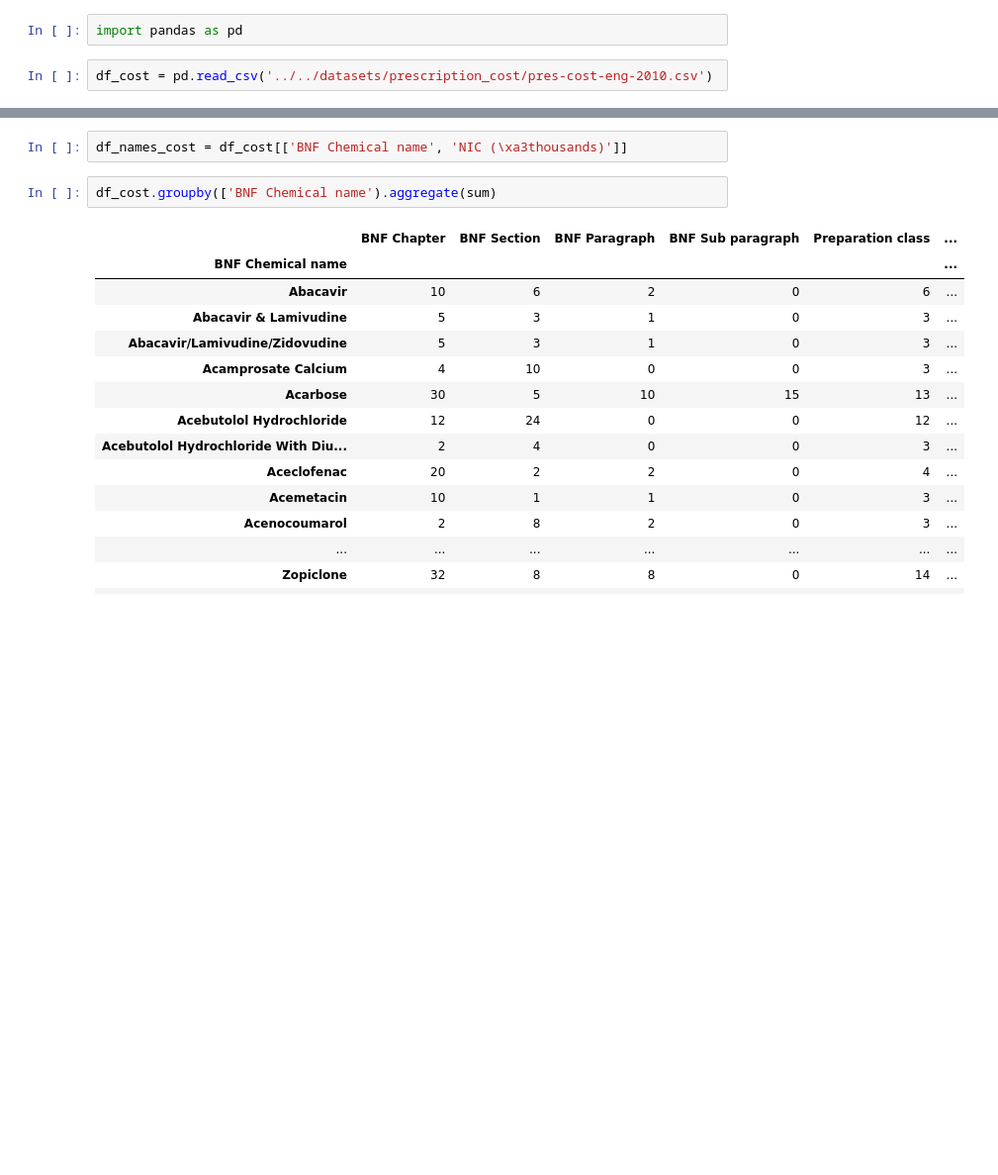
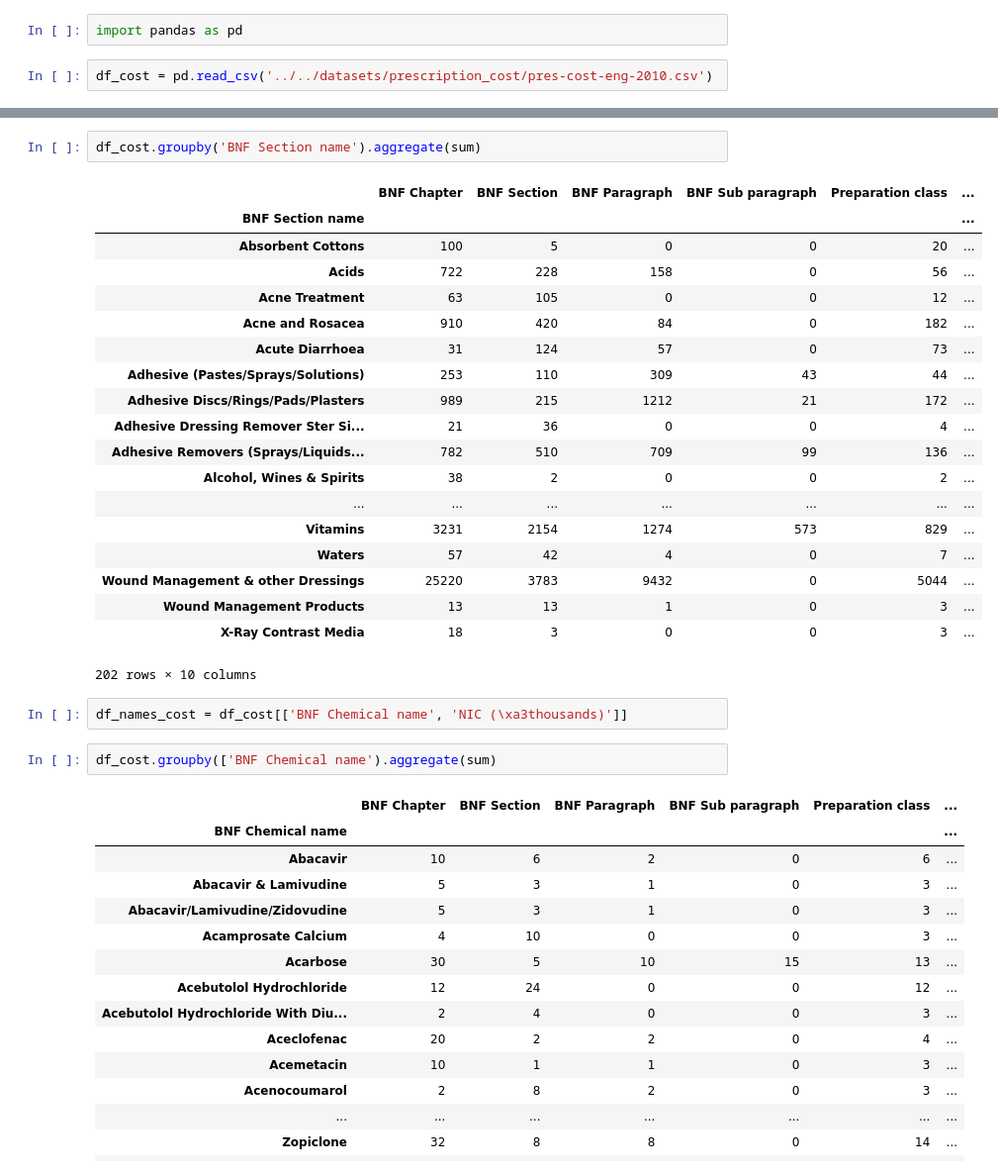
Before and after one commit to adolgikh/dataholic, a Jupyter notebook: examples/prescription_cost/prescription_cost.ipynb, the cells around one changed output, grey strips where cells are left out. Shown: that part at 99% size. Drawn from its saved outputs; the diff is of its cells as text; blank space fills up the shorter version.

```diff
--- a/examples/prescription_cost/prescription_cost.ipynb
+++ b/examples/prescription_cost/prescription_cost.ipynb
@@ -9,3 +25,25 @@ df_cost.columns[13]
+# %%
+df_cost.groupby('BNF Section name').aggregate(sum)
+# %% [output]
+|  | BNF Chapter | BNF Section | BNF Paragraph | BNF Sub paragraph | Preparation class | ... |
+| BNF Section name |  |  |  |  |  | ... |
+| Absorbent Cottons | 100 | 5 | 0 | 0 | 20 | ... |
+| Acids | 722 | 228 | 158 | 0 | 56 | ... |
+| Acne Treatment | 63 | 105 | 0 | 0 | 12 | ... |
+| Acne and Rosacea | 910 | 420 | 84 | 0 | 182 | ... |
+| Acute Diarrhoea | 31 | 124 | 57 | 0 | 73 | ... |
+| Adhesive (Pastes/Sprays/Solutions) | 253 | 110 | 309 | 43 | 44 | ... |
+| Adhesive Discs/Rings/Pads/Plasters | 989 | 215 | 1212 | 21 | 172 | ... |
+| Adhesive Dressing Remover Ster Si... | 21 | 36 | 0 | 0 | 4 | ... |
+| Adhesive Removers (Sprays/Liquids... | 782 | 510 | 709 | 99 | 136 | ... |
+| Alcohol, Wines & Spirits | 38 | 2 | 0 | 0 | 2 | ... |
+| ... | ... | ... | ... | ... | ... | ... |
+| Vitamins | 3231 | 2154 | 1274 | 573 | 829 | ... |
+| Waters | 57 | 42 | 4 | 0 | 7 | ... |
+| Wound Management & other Dressings | 25220 | 3783 | 9432 | 0 | 5044 | ... |
+| Wound Management Products | 13 | 13 | 1 | 0 | 3 | ... |
+| X-Ray Contrast Media | 18 | 3 | 0 | 0 | 3 | ... |
+202 rows × 10 columns
 # %%
 df_names_cost = df_cost[['BNF Chemical name', 'NIC (\xa3thousands)']]
 # %%
```
Also changed, not shown: parts of 2 cells of this notebook, 11 other files.
